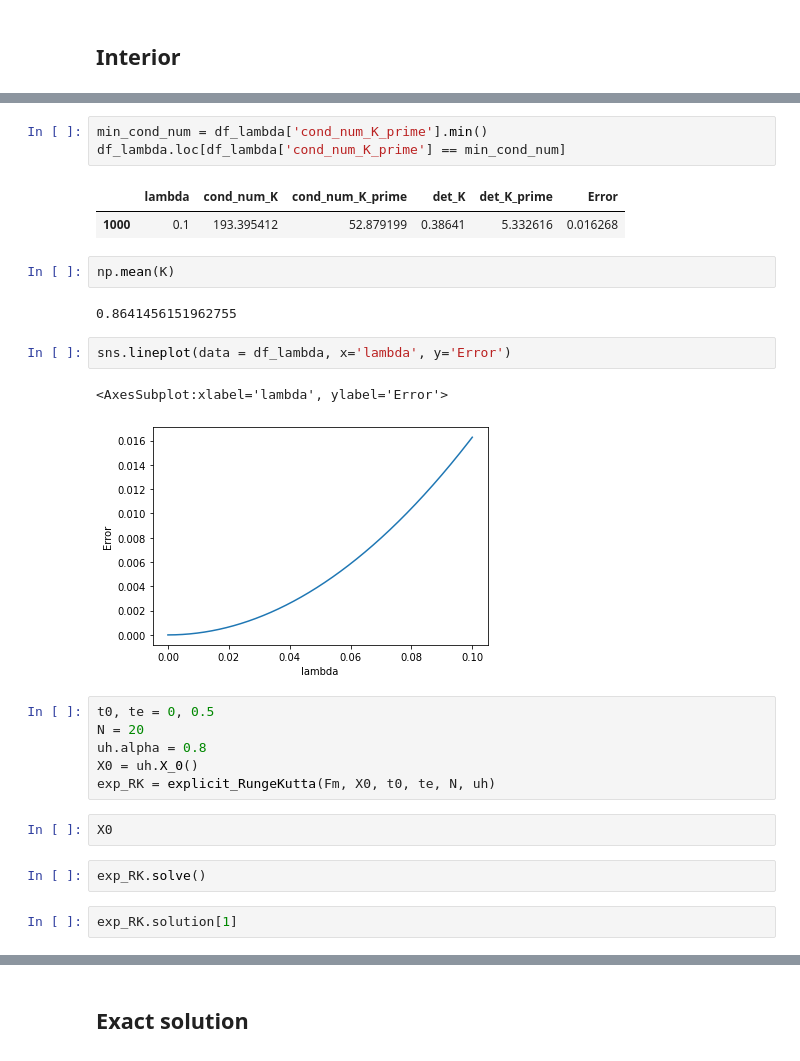
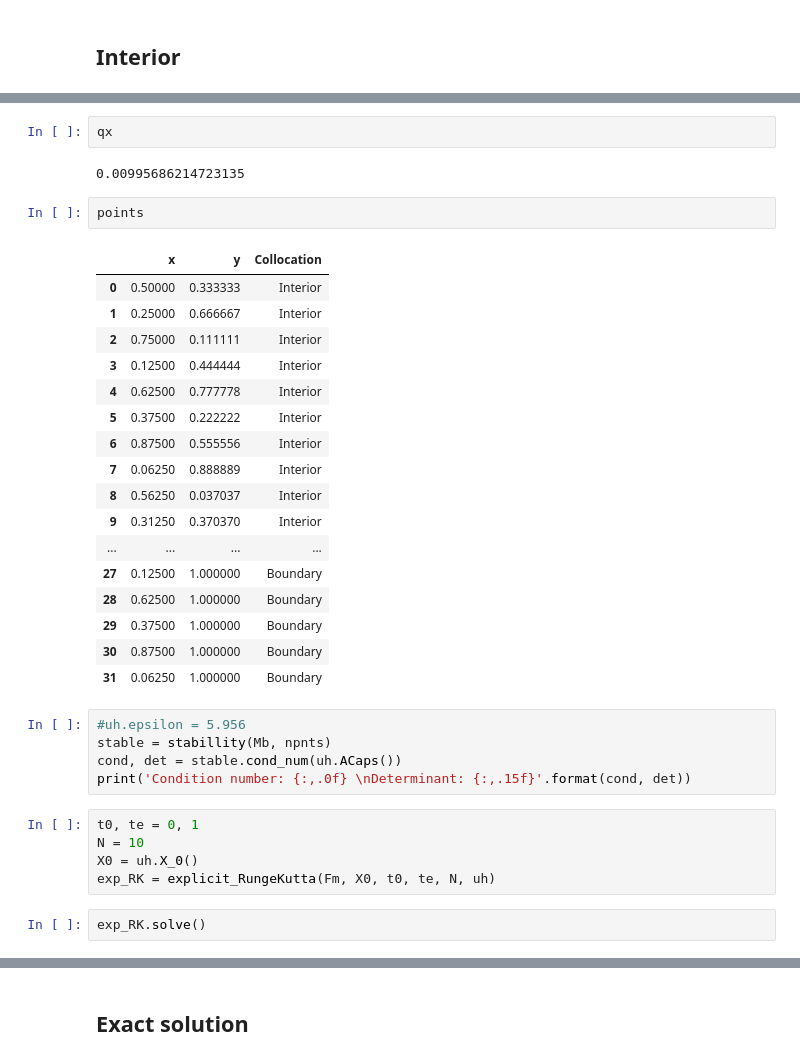
Before and after one commit to alekzandev/Meshless-RBF-Solve-Burger-Equation, a Jupyter notebook: run_solution.ipynb, the cells around one changed output, grey strips where cells are left out. Cells and saved outputs as stored; diff of their text form.

```diff
--- a/run_solution.ipynb
+++ b/run_solution.ipynb
@@ -134,27 +54,36 @@ sns.lineplot(data = df_lambda, x='lambda', y='cond_num_K_prime')
-# %%
-min_cond_num = df_lambda['cond_num_K_prime'].min()
-df_lambda.loc[df_lambda['cond_num_K_prime'] == min_cond_num]
-# %% [output]
-|  | lambda | cond_num_K | cond_num_K_prime | det_K | det_K_prime | Error |
-| 1000 | 0.1 | 193.395412 | 52.879199 | 0.38641 | 5.332616 | 0.016268 |
-# %%
-np.mean(K)
-# %% [output]
-0.8641456151962755
-# %%
-sns.lineplot(data = df_lambda, x='lambda', y='Error')
-# %% [output]
-<AxesSubplot:xlabel='lambda', ylabel='Error'>
-[figure, removed]
+# %%
+qx
+# %% [output]
+0.00995686214723135
+# %%
+points
+# %% [output]
+|  | x | y | Collocation |
+| 0 | 0.50000 | 0.333333 | Interior |
+| 1 | 0.25000 | 0.666667 | Interior |
+| 2 | 0.75000 | 0.111111 | Interior |
+| 3 | 0.12500 | 0.444444 | Interior |
+| 4 | 0.62500 | 0.777778 | Interior |
+| 5 | 0.37500 | 0.222222 | Interior |
+| 6 | 0.87500 | 0.555556 | Interior |
+| 7 | 0.06250 | 0.888889 | Interior |
+| 8 | 0.56250 | 0.037037 | Interior |
+| 9 | 0.31250 | 0.370370 | Interior |
+| ... | ... | ... | ... |
+| 27 | 0.12500 | 1.000000 | Boundary |
+| 28 | 0.62500 | 1.000000 | Boundary |
+| 29 | 0.37500 | 1.000000 | Boundary |
+| 30 | 0.87500 | 1.000000 | Boundary |
+| 31 | 0.06250 | 1.000000 | Boundary |
+# %%
+#uh.epsilon = 5.956
+stable = stabillity(Mb, npnts)
+cond, det = stable.cond_num(uh.ACaps())
+print('Condition number: {:,.0f} \nDeterminant: {:,.15f}'.format(cond, det))
 # %%
-t0, te = 0, 0.5
-N = 20
-uh.alpha = 0.8
+t0, te = 0, 1
+N = 10
 X0 = uh.X_0()
 exp_RK = explicit_RungeKutta(Fm, X0, t0, te, N, uh)
-# %%
-X0
 # %%
 exp_RK.solve()
-# %%
-exp_RK.solution[1]
```
Also changed, not shown: parts of 18 cells of this notebook, 1 other file.
